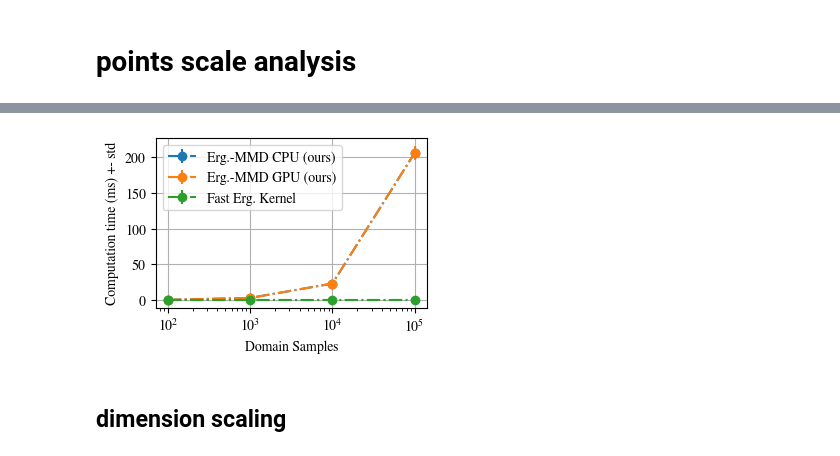
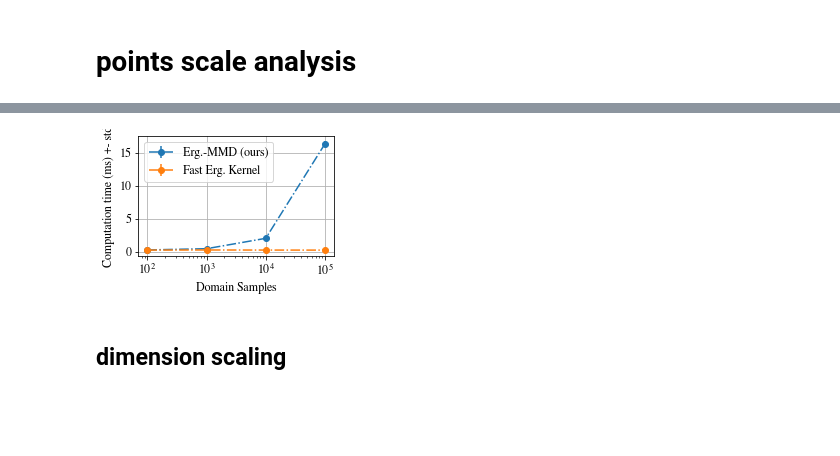
Before and after one commit to i-abr/ergodic_mmd, a Jupyter notebook: notebooks/planar_search.ipynb, the cells around one changed output, grey strips where cells are left out. Drawn from its saved outputs; the diff is of its cells as text; code cells hidden in the pictures; blank space fills up the shorter version.

Commit message:
added gpu-based emmd calculations

```diff
--- a/notebooks/planar_search.ipynb
+++ b/notebooks/planar_search.ipynb
@@ -476,0 +488,14 @@ for T in Ts:
+# %%
+plt.rcParams["font.family"] = "freeserif"
+plt.rcParams.update({'font.size': 12})
+
+plt.figure(figsize=(3.5,2.2))
+
+plt.errorbar(Ts, np.array(log['emmd']['mean'])*1e3, yerr=np.array(log['emmd']['std'])*1e3, fmt='-.o', label="Erg.-MMD (ours)")
+plt.errorbar(Ts, np.array(log['fast_kernel']['mean'])*1e3, yerr=np.array(log['fast_kernel']['std'])*1e3, fmt='-.o', label="Fast Erg. Kernel")
+plt.grid()
+plt.xscale("log")
+plt.xlabel("Discrete time horizon (T)")
+plt.ylabel("Computation time (ms) +- std")
+plt.legend()
+plt.savefig('emmd_time_scale.svg')
@@ -577,20 +604,20 @@ for N in N_samples:
 # %%
 plt.rcParams["font.family"] = "freeserif"
 plt.figure(figsize=(3.5,2.2))
 
-plt.errorbar(N_samples, np.array(log['emmd']['mean'])*1e3, yerr=np.array(log['emmd']['std'])*1e3, fmt='-.o', label="Erg.-MMD CPU (ours)")
-plt.errorbar(N_samples, np.array(log['emmd']['mean'])*1e3, yerr=np.array(log['emmd']['std'])*1e3, fmt='-.o', label="Erg.-MMD GPU (ours)")
+# plt.errorbar(N_samples, np.array(log['emmd']['mean'])*1e3, yerr=np.array(log['emmd']['std'])*1e3, fmt='-.o', label="Erg.-MMD CPU (ours)")
+plt.errorbar(N_samples, np.array(log['emmd']['mean'])*1e3, yerr=np.array(log['emmd']['std'])*1e3, fmt='-.o', label="Erg.-MMD (ours)")
 plt.errorbar(N_samples, np.array(log['fast_kernel']['mean'])*1e3, yerr=np.array(log['fast_kernel']['std'])*1e3, fmt='-.o', label="Fast Erg. Kernel")
 
 plt.grid()
 plt.xscale("log")
 
 plt.xlabel("Domain Samples")
 plt.ylabel("Computation time (ms) +- std")
 plt.legend()
 plt.savefig('emmd_sample_scale.svg')
 # %% [output]
-[figure, old version]
+[figure, new version]
 # %% [markdown]
 ## dimension scaling
 # %%
```
Also changed, not shown: parts of 8 cells of this notebook, 3 other files.
